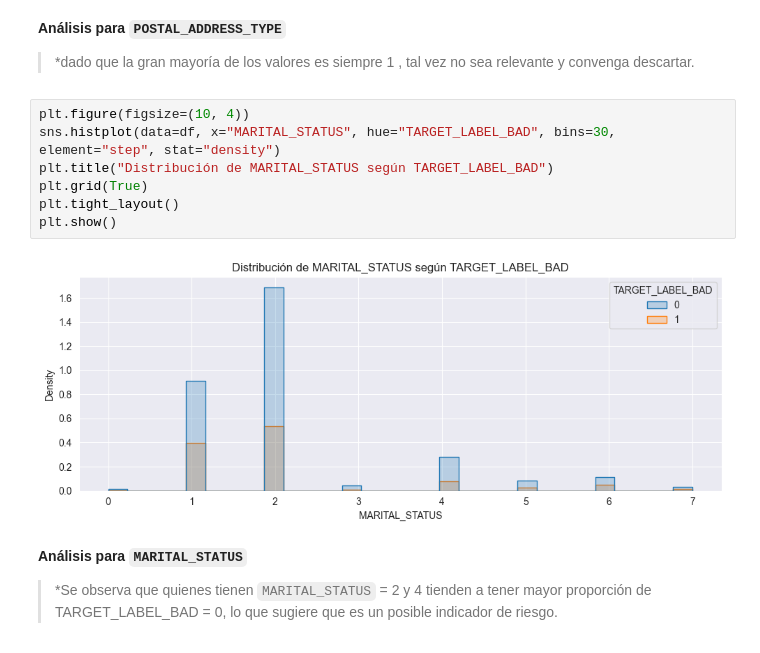
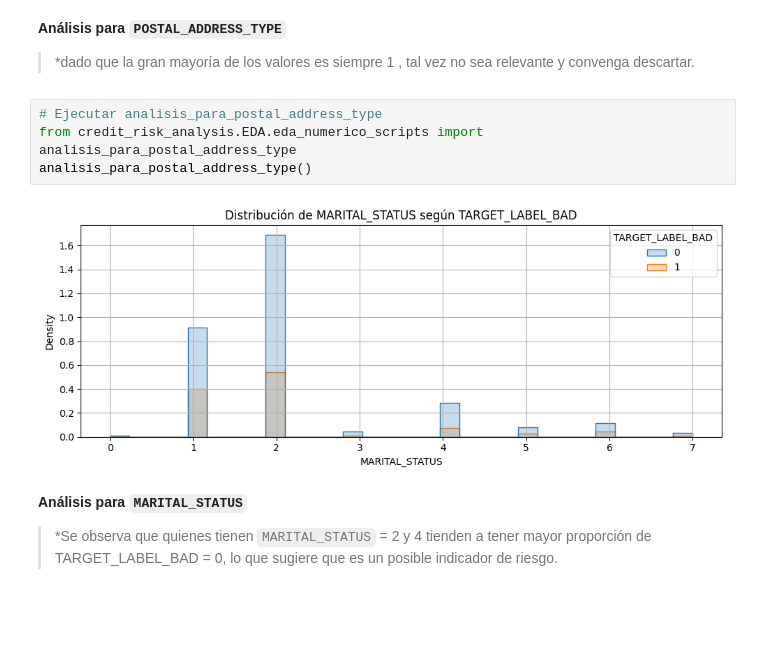
Before and after one commit to alkimer/CreditRiskAnalysisProject, a Jupyter notebook: EDA_Ustarroz_Numericos.ipynb, the cells around one changed output. Cells and saved outputs as stored; diff of their text form; blank space fills up the shorter version.

```diff
--- a/EDA_Ustarroz_Numericos.ipynb
+++ b/EDA_Ustarroz_Numericos.ipynb
@@ -218,15 +97,12 @@ plt.show()
 **Análisis para `POSTAL_ADDRESS_TYPE`**
 
 > *dado que la gran mayoría de los valores es siempre 1 , tal vez no sea relevante y convenga descartar.
-# %%
-plt.figure(figsize=(10, 4))
-sns.histplot(data=df, x="MARITAL_STATUS", hue="TARGET_LABEL_BAD", bins=30, element="step", stat="density")
-plt.title("Distribución de MARITAL_STATUS según TARGET_LABEL_BAD")
-plt.grid(True)
-plt.tight_layout()
-plt.show()
-# %% [output]
-[figure, removed]
+# %%
+# Ejecutar analisis_para_postal_address_type
+from credit_risk_analysis.EDA.eda_numerico_scripts import analisis_para_postal_address_type
+analisis_para_postal_address_type()
+# %% [output]
+[figure, added]
 # %% [markdown]
 **Análisis para `MARITAL_STATUS`**
 > *Se observa que quienes tienen  `MARITAL_STATUS` = 2 y 4 tienden a tener mayor proporción de TARGET_LABEL_BAD = 0, lo que sugiere que es un posible indicador de riesgo.
```
Also changed, not shown: parts of 81 cells of this notebook, 1 other file.
